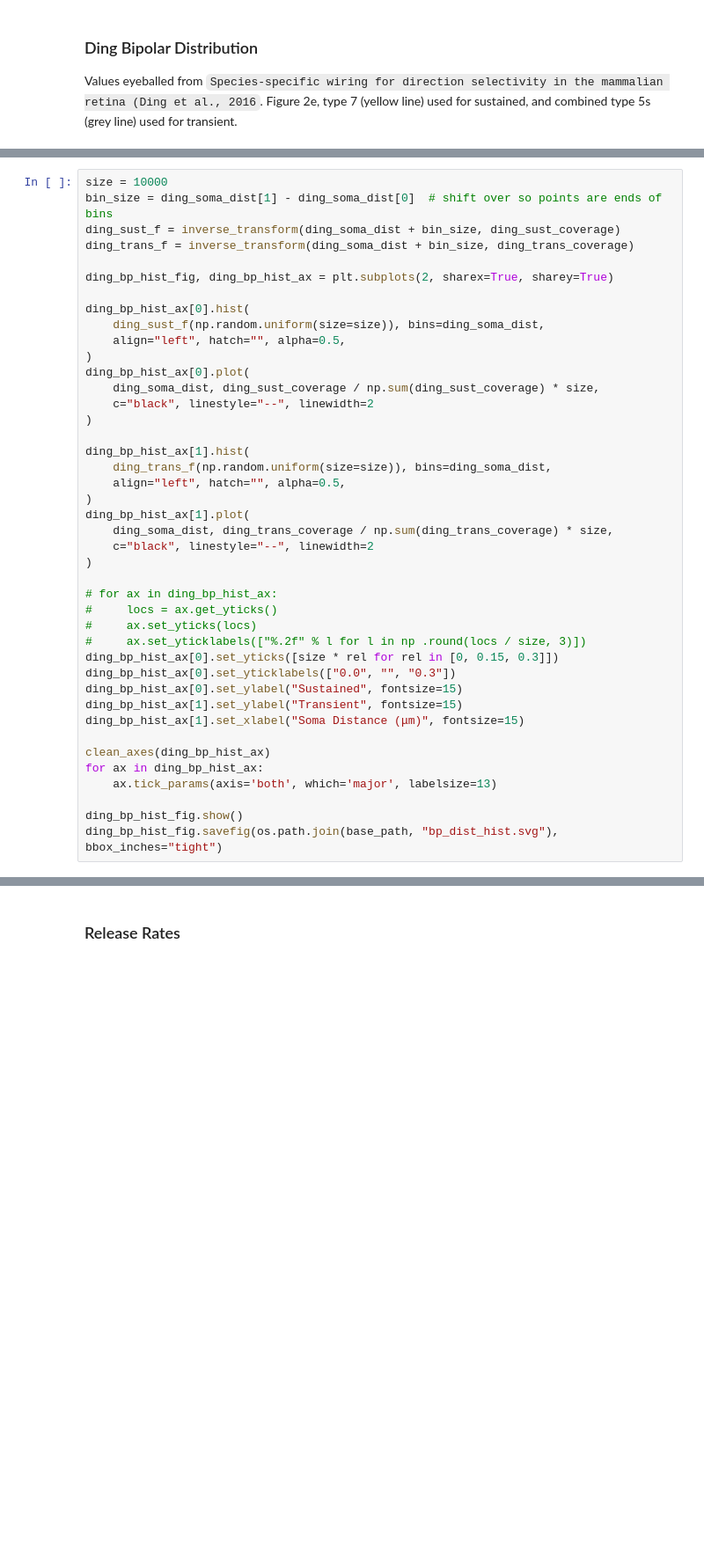
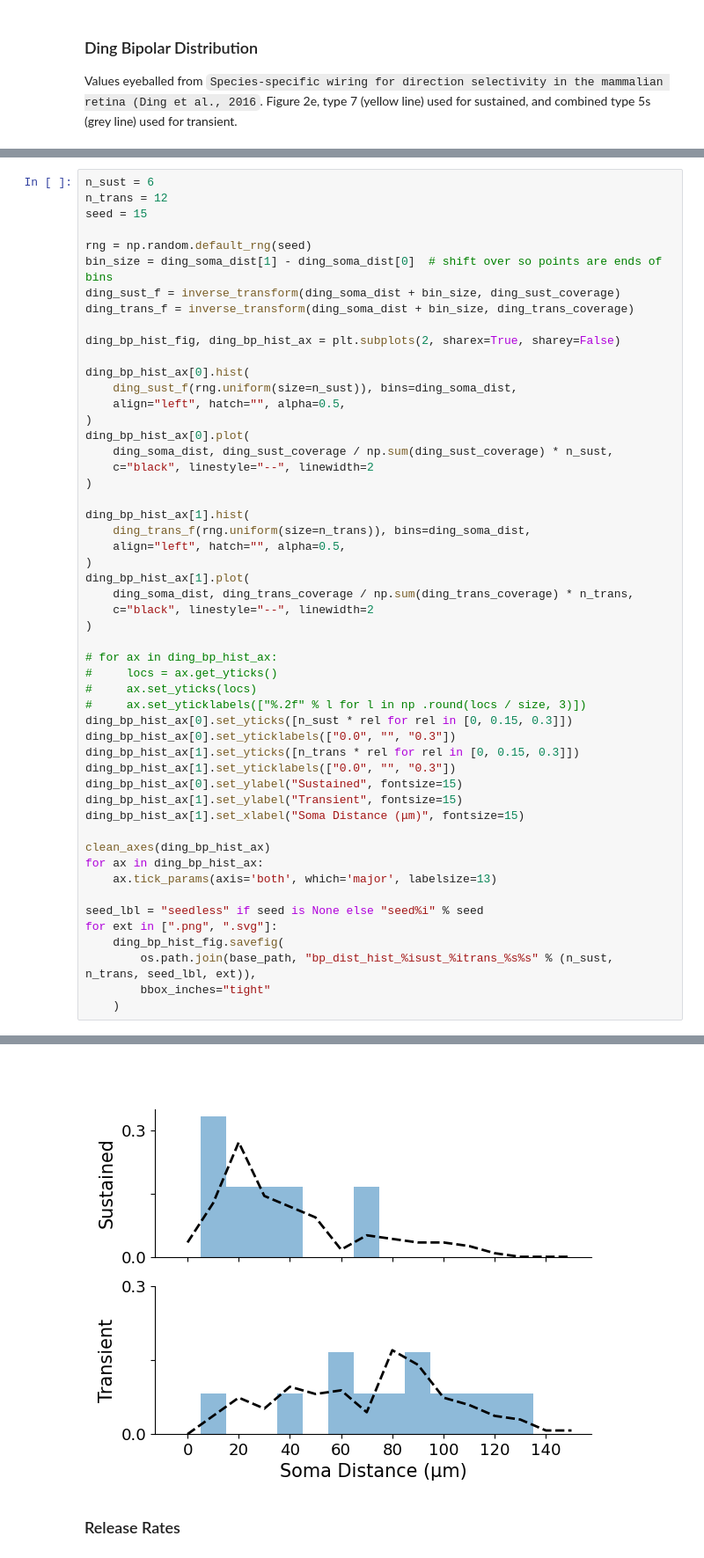
Before and after one commit to geoffder/sac-sac-interaction, a Jupyter notebook: velocity_tuning.ipynb, the cells around one changed output, grey strips where cells are left out. Shown at 88% size. Cells and saved outputs as stored; diff of their text form; blank space fills up the shorter version.

Commit message:
Update bp histogram figure for thesis methods

```diff
--- a/velocity_tuning.ipynb
+++ b/velocity_tuning.ipynb
@@ -244,26 +242,30 @@ ding_cum_fig.legend()
 # %%
-size = 10000
+n_sust = 6
+n_trans = 12
+seed = 15
+
+rng = np.random.default_rng(seed)
 bin_size = ding_soma_dist[1] - ding_soma_dist[0]  # shift over so points are ends of bins
 ding_sust_f = inverse_transform(ding_soma_dist + bin_size, ding_sust_coverage)
 ding_trans_f = inverse_transform(ding_soma_dist + bin_size, ding_trans_coverage)
 
-ding_bp_hist_fig, ding_bp_hist_ax = plt.subplots(2, sharex=True, sharey=True)
+ding_bp_hist_fig, ding_bp_hist_ax = plt.subplots(2, sharex=True, sharey=False)
 
 ding_bp_hist_ax[0].hist(
-    ding_sust_f(np.random.uniform(size=size)), bins=ding_soma_dist,
+    ding_sust_f(rng.uniform(size=n_sust)), bins=ding_soma_dist,
     align="left", hatch="", alpha=0.5,
 )
 ding_bp_hist_ax[0].plot(
-    ding_soma_dist, ding_sust_coverage / np.sum(ding_sust_coverage) * size,
+    ding_soma_dist, ding_sust_coverage / np.sum(ding_sust_coverage) * n_sust,
     c="black", linestyle="--", linewidth=2
 )
 
 ding_bp_hist_ax[1].hist(
-    ding_trans_f(np.random.uniform(size=size)), bins=ding_soma_dist,
+    ding_trans_f(rng.uniform(size=n_trans)), bins=ding_soma_dist,
     align="left", hatch="", alpha=0.5,
 )
 ding_bp_hist_ax[1].plot(
-    ding_soma_dist, ding_trans_coverage / np.sum(ding_trans_coverage) * size,
+    ding_soma_dist, ding_trans_coverage / np.sum(ding_trans_coverage) * n_trans,
     c="black", linestyle="--", linewidth=2
 )
 
@@ -271,8 +273,10 @@ ding_bp_hist_ax[1].plot(
 #     locs = ax.get_yticks()
 #     ax.set_yticks(locs)
 #     ax.set_yticklabels(["%.2f" % l for l in np .round(locs / size, 3)])
-ding_bp_hist_ax[0].set_yticks([size * rel for rel in [0, 0.15, 0.3]])
+ding_bp_hist_ax[0].set_yticks([n_sust * rel for rel in [0, 0.15, 0.3]])
 ding_bp_hist_ax[0].set_yticklabels(["0.0", "", "0.3"])
+ding_bp_hist_ax[1].set_yticks([n_trans * rel for rel in [0, 0.15, 0.3]])
+ding_bp_hist_ax[1].set_yticklabels(["0.0", "", "0.3"])
 ding_bp_hist_ax[0].set_ylabel("Sustained", fontsize=15)
 ding_bp_hist_ax[1].set_ylabel("Transient", fontsize=15)
 ding_bp_hist_ax[1].set_xlabel("Soma Distance (μm)", fontsize=15)
@@ -281,6 +285,10 @@ clean_axes(ding_bp_hist_ax)
 for ax in ding_bp_hist_ax:
     ax.tick_params(axis='both', which='major', labelsize=13)
 
-ding_bp_hist_fig.show()
-ding_bp_hist_fig.savefig(os.path.join(base_path, "bp_dist_hist.svg"), bbox_inches="tight")
+seed_lbl = "seedless" if seed is None else "seed%i" % seed
+for ext in [".png", ".svg"]:
+    ding_bp_hist_fig.savefig(
+        os.path.join(base_path, "bp_dist_hist_%isust_%itrans_%s%s" % (n_sust, n_trans, seed_lbl, ext)),
+        bbox_inches="tight"
+    )
 # %% [output]
@@ -289,3 +295,4 @@ ding_bp_hist_fig.savefig(os.path.join(base_path, "bp_dist_hist.svg"), bbox_inche
+[figure, added]
 # %% [markdown]
 ### Release Rates
 # %%
```
Also changed, not shown: parts of 8 cells of this notebook, 1 other file.
